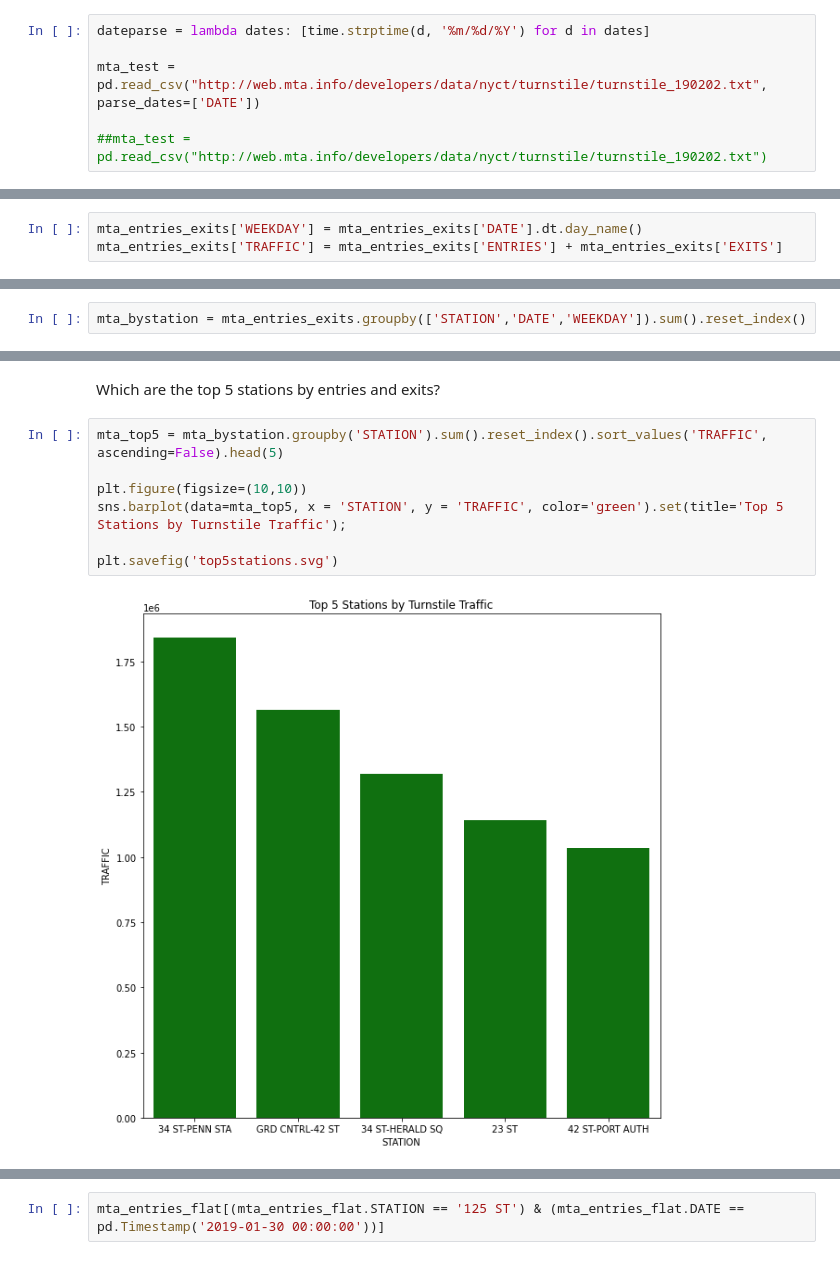
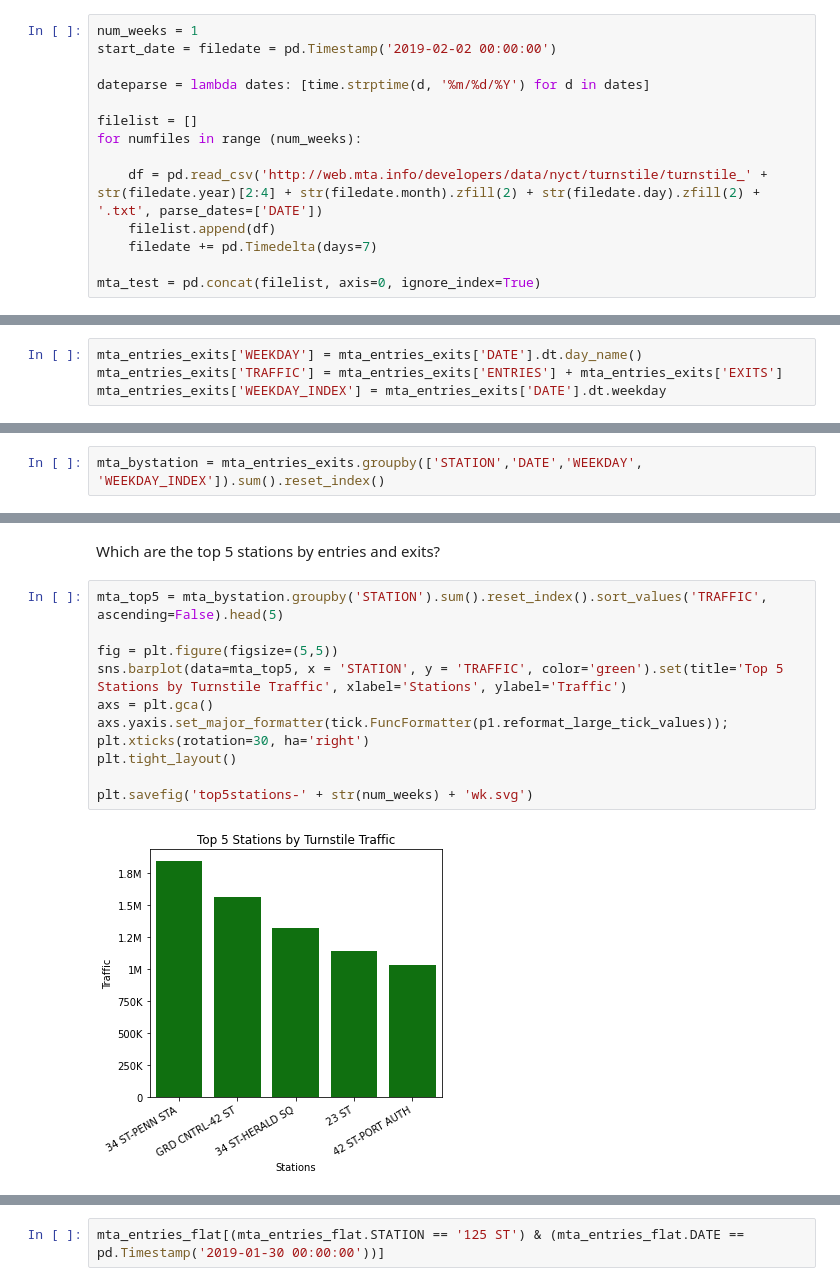
Before and after one commit to KunojiLym/metis_project_1, a Jupyter notebook: yz_project_01.ipynb, the cells around one changed output, grey strips where cells are left out. Drawn from its saved outputs; the diff is of its cells as text.

```diff
--- a/yz_project_01.ipynb
+++ b/yz_project_01.ipynb
@@ -14,9 +19,17 @@ We read a weekly file from the MTA website to determine its structure
 # %%
+num_weeks = 1
+start_date = filedate = pd.Timestamp('2019-02-02 00:00:00')
+
 dateparse = lambda dates: [time.strptime(d, '%m/%d/%Y') for d in dates]
 
-mta_test = pd.read_csv("http://web.mta.info/developers/data/nyct/turnstile/turnstile_190202.txt", parse_dates=['DATE'])
+filelist = []
+for numfiles in range (num_weeks):
 
-##mta_test = pd.read_csv("http://web.mta.info/developers/data/nyct/turnstile/turnstile_190202.txt")
+    df = pd.read_csv('http://web.mta.info/developers/data/nyct/turnstile/turnstile_' + str(filedate.year)[2:4] + str(filedate.month).zfill(2) + str(filedate.day).zfill(2) + '.txt', parse_dates=['DATE'])
+    filelist.append(df)
+    filedate += pd.Timedelta(days=7)
+
+mta_test = pd.concat(filelist, axis=0, ignore_index=True)
 # %%
 mta_test.head()
 # %% [output]
@@ -195,6 +208,7 @@ Append weekday and traffic column to dataset
 # %%
 mta_entries_exits['WEEKDAY'] = mta_entries_exits['DATE'].dt.day_name()
 mta_entries_exits['TRAFFIC'] = mta_entries_exits['ENTRIES'] + mta_entries_exits['EXITS']
+mta_entries_exits['WEEKDAY_INDEX'] = mta_entries_exits['DATE'].dt.weekday
 # %% [markdown]
 Remove rows with erronous jumps
 # %%
@@ -202,7 +216,7 @@ mta_entries_exits = mta_entries_exits[mta_entries_exits.TRAFFIC < 50000]
 # %% [markdown]
 Group by station and date (including weekday) and flatten the resultant dataset
 # %%
-mta_bystation = mta_entries_exits.groupby(['STATION','DATE','WEEKDAY']).sum().reset_index()
+mta_bystation = mta_entries_exits.groupby(['STATION','DATE','WEEKDAY', 'WEEKDAY_INDEX']).sum().reset_index()
 # %%
 mta_bystation
 # %% [output]
@@ -245,9 +249,13 @@ Which are the top 5 stations by entries and exits?
 # %%
 mta_top5 = mta_bystation.groupby('STATION').sum().reset_index().sort_values('TRAFFIC', ascending=False).head(5)
 
-plt.figure(figsize=(10,10))
-sns.barplot(data=mta_top5, x = 'STATION', y = 'TRAFFIC', color='green').set(title='Top 5 Stations by Turnstile Traffic');
+fig = plt.figure(figsize=(5,5))
+sns.barplot(data=mta_top5, x = 'STATION', y = 'TRAFFIC', color='green').set(title='Top 5 Stations by Turnstile Traffic', xlabel='Stations', ylabel='Traffic')
+axs = plt.gca()
+axs.yaxis.set_major_formatter(tick.FuncFormatter(p1.reformat_large_tick_values));
+plt.xticks(rotation=30, ha='right')
+plt.tight_layout()
 
-plt.savefig('top5stations.svg')
+plt.savefig('top5stations-' + str(num_weeks) + 'wk.svg')
 # %% [output]
-[figure, old version]
+[figure, new version]
```
Also changed, not shown: parts of 14 cells of this notebook, 39 other files.
